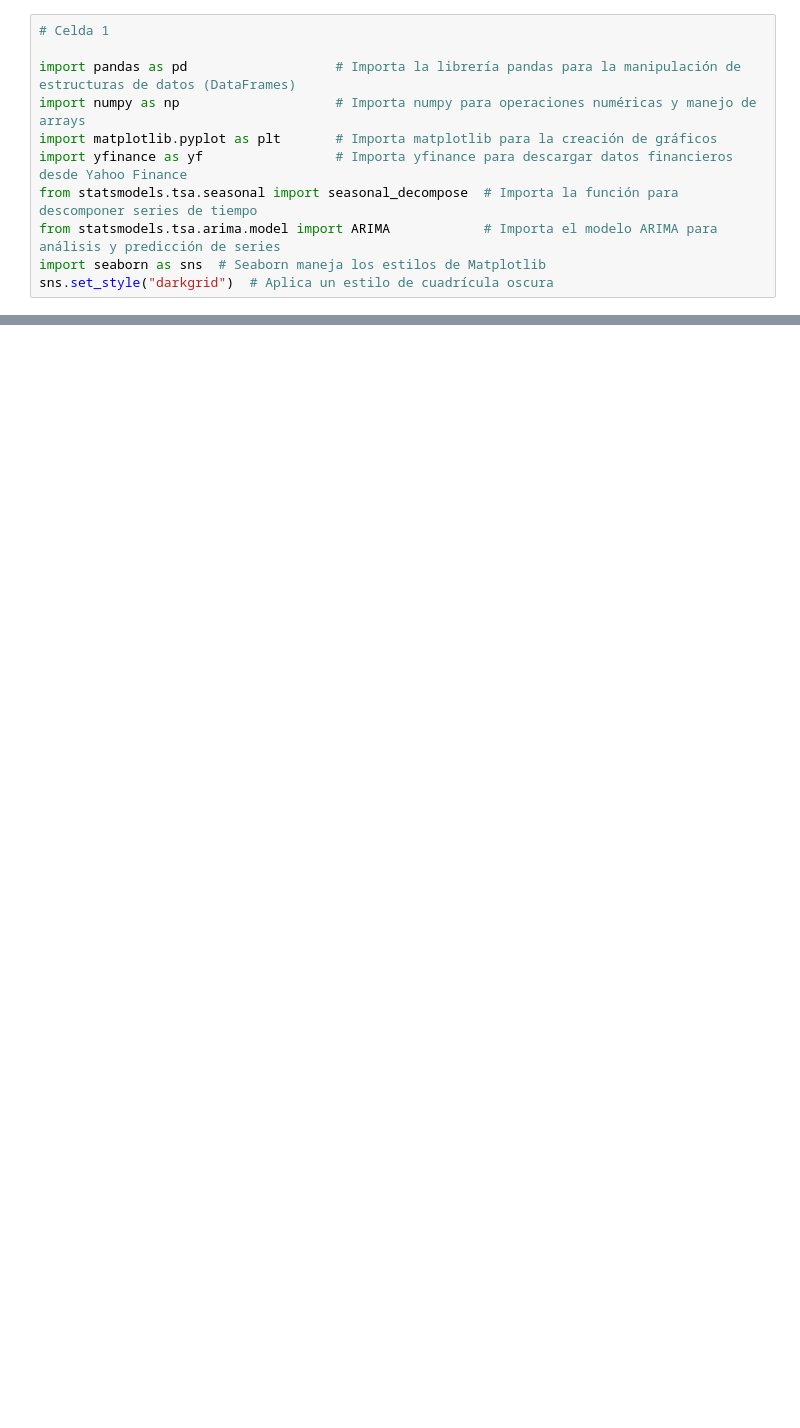
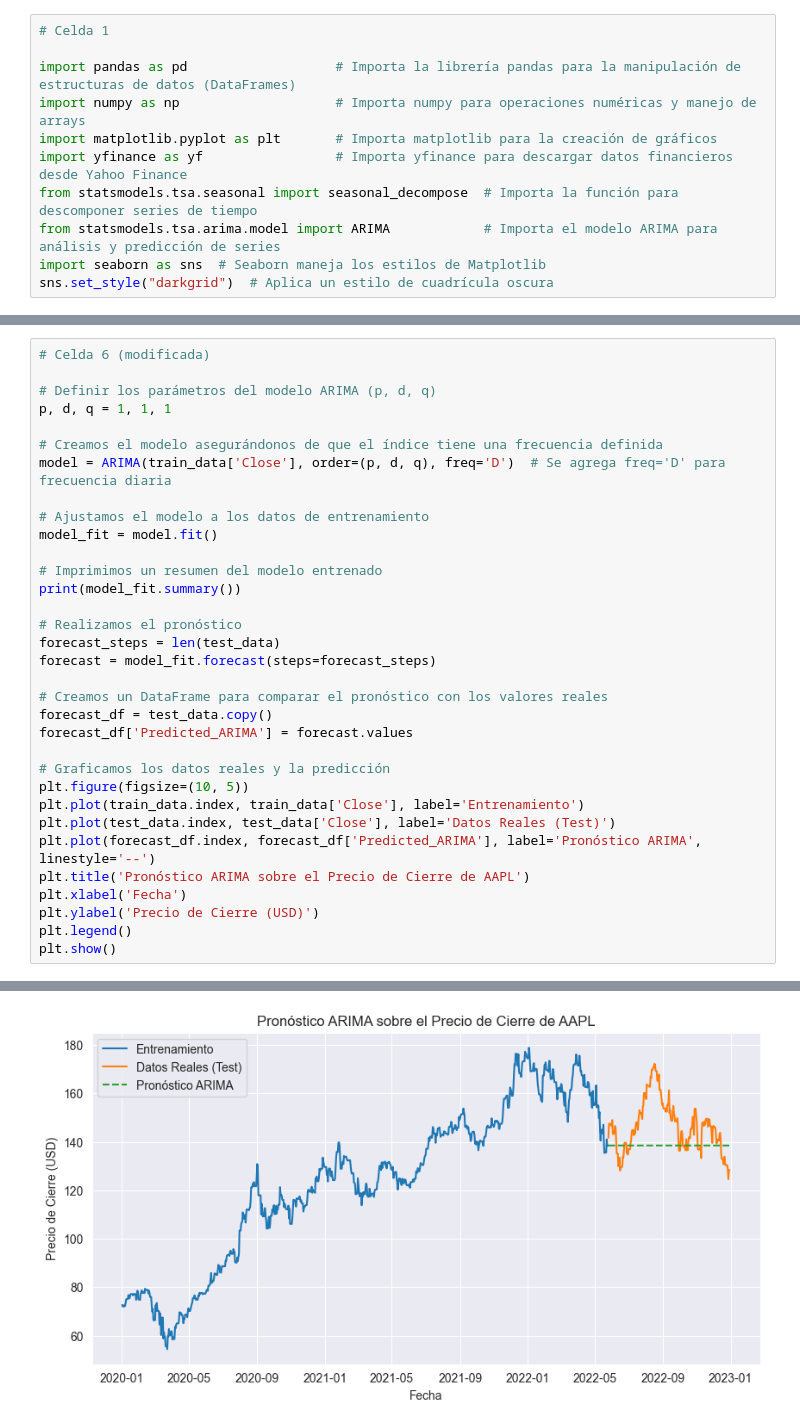
Before and after one commit to GzoC/my_time_series_project, a Jupyter notebook: notebooks/01_time_series_analysis.ipynb, the cells around one changed output, grey strips where cells are left out. Drawn from its saved outputs; the diff is of its cells as text; blank space fills up the shorter version.

```diff
--- a/notebooks/01_time_series_analysis.ipynb
+++ b/notebooks/01_time_series_analysis.ipynb
@@ -92,0 +93,34 @@ Tamaño datos de prueba: 152
+# %%
+# Celda 6 (modificada)
+
+# Definir los parámetros del modelo ARIMA (p, d, q)
+p, d, q = 1, 1, 1
+
+# Creamos el modelo asegurándonos de que el índice tiene una frecuencia definida
+model = ARIMA(train_data['Close'], order=(p, d, q), freq='D')  # Se agrega freq='D' para frecuencia diaria
+
+# Ajustamos el modelo a los datos de entrenamiento
+model_fit = model.fit()
+
+# Imprimimos un resumen del modelo entrenado
+print(model_fit.summary())
+
+# Realizamos el pronóstico
+forecast_steps = len(test_data)
+forecast = model_fit.forecast(steps=forecast_steps)
+
+# Creamos un DataFrame para comparar el pronóstico con los valores reales
+forecast_df = test_data.copy()
+forecast_df['Predicted_ARIMA'] = forecast.values
+
+# Graficamos los datos reales y la predicción
+plt.figure(figsize=(10, 5))
+plt.plot(train_data.index, train_data['Close'], label='Entrenamiento')
+plt.plot(test_data.index, test_data['Close'], label='Datos Reales (Test)')
+plt.plot(forecast_df.index, forecast_df['Predicted_ARIMA'], label='Pronóstico ARIMA', linestyle='--')
+plt.title('Pronóstico ARIMA sobre el Precio de Cierre de AAPL')
+plt.xlabel('Fecha')
+plt.ylabel('Precio de Cierre (USD)')
+plt.legend()
+plt.show()
+# %% [output]
@@ -92,0 +144 @@ Tamaño datos de prueba: 152
+[figure, added]
```
Also changed, not shown: parts of 5 cells of this notebook.
